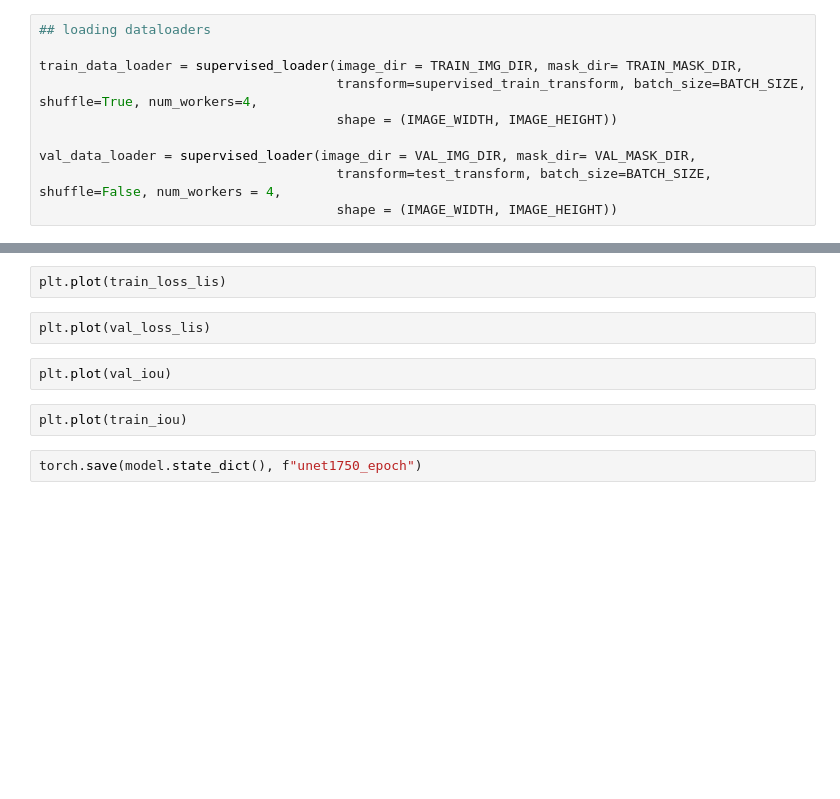
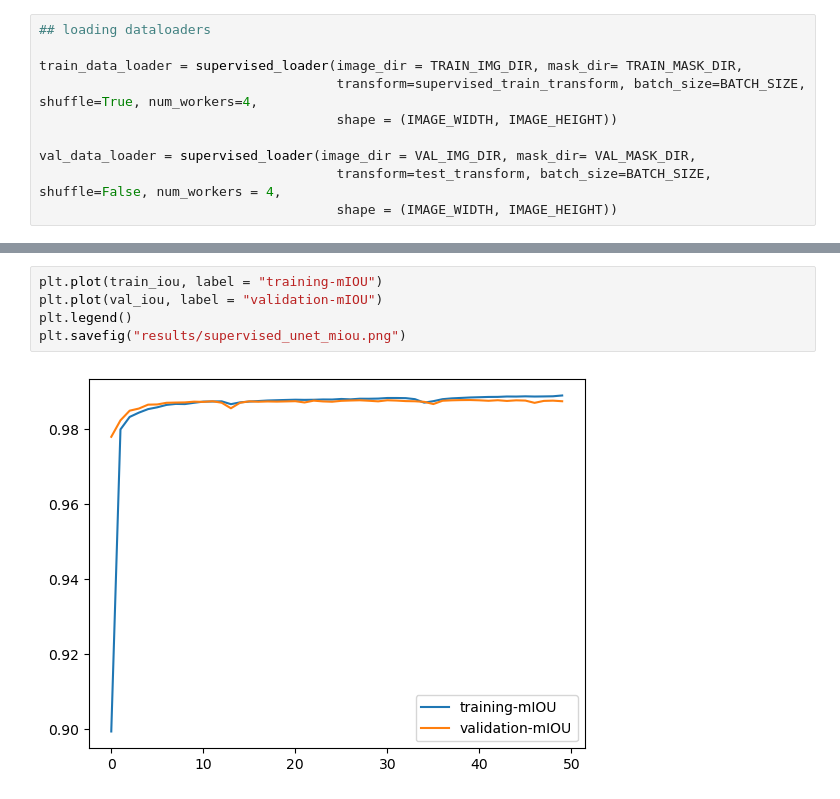
Before and after one commit to COPS-IITBHU/Vital-Extraction-Challenge, a Jupyter notebook: UNET.ipynb, the cells around one changed output, grey strips where cells are left out. Drawn from its saved outputs; the diff is of its cells as text; blank space fills up the shorter version.

```diff
--- a/UNET.ipynb
+++ b/UNET.ipynb
@@ -156,10 +169,7 @@ plt.plot(train_loss_lis)
-# %%
-plt.plot(train_loss_lis)
-# %%
-plt.plot(val_loss_lis)
 # %%
-plt.plot(val_iou)
+plt.plot(train_iou, label = "training-mIOU")
+plt.plot(val_iou, label = "validation-mIOU")
+plt.legend()
+plt.savefig("results/supervised_unet_miou.png")
+# %% [output]
+[figure, added]
-# %%
-plt.plot(train_iou)
-# %%
-torch.save(model.state_dict(), f"unet1750_epoch")
```
Also changed, not shown: parts of 2 cells of this notebook, 3 other files.
